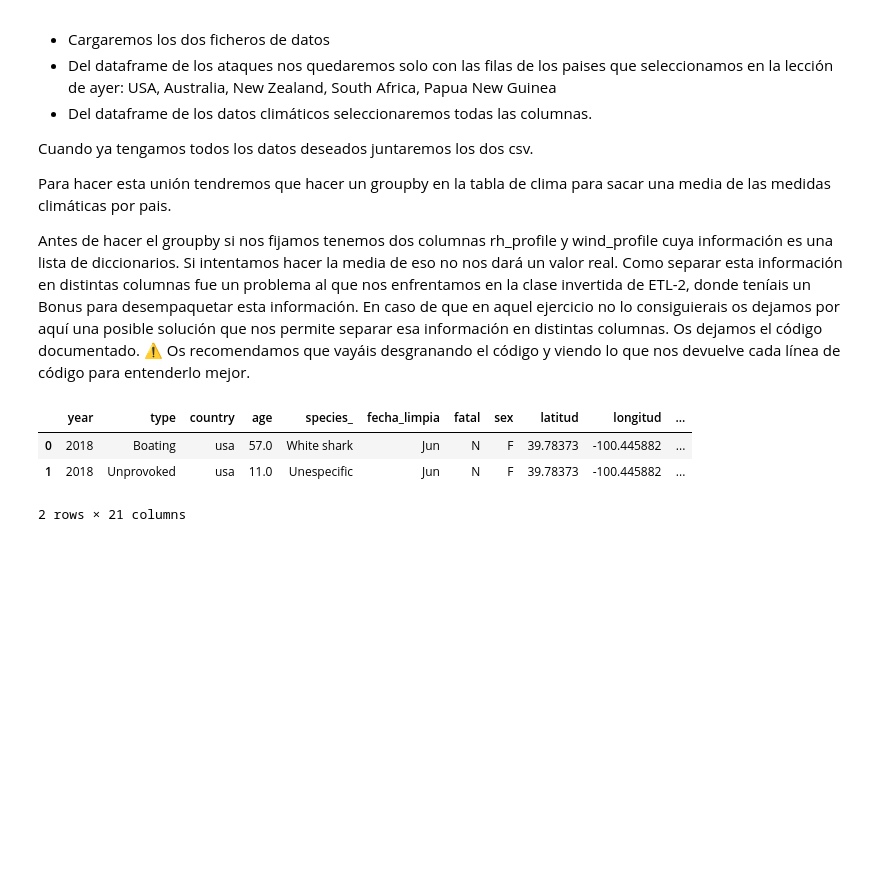
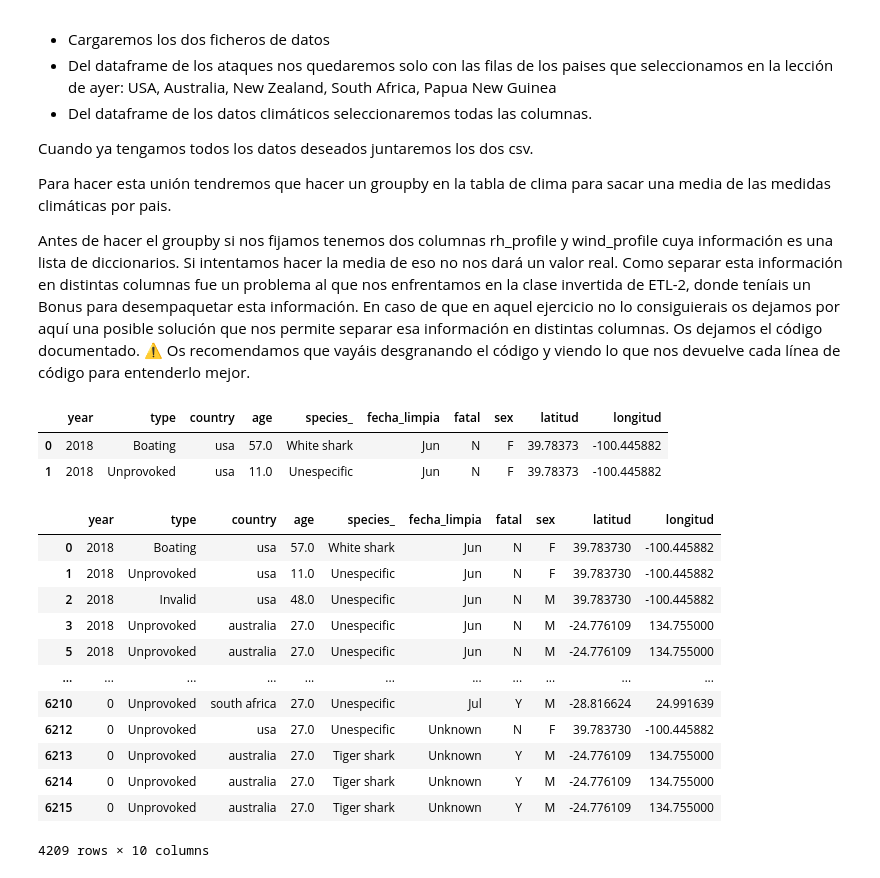
Before and after one commit to Adalab/Adalab-DA-promo-A-module-2-pairprog-2-pair-1-Guada_Lara, a Jupyter notebook: ETL/2. Pair_Prog_ETL_2.ipynb, the cells around one changed output. Drawn from its saved outputs; the diff is of its cells as text; code cells hidden in the pictures; blank space fills up the shorter version.

```diff
--- a/ETL/2. Pair_Prog_ETL_2.ipynb
+++ b/ETL/2. Pair_Prog_ETL_2.ipynb
@@ -22,14 +23,36 @@ Para hacer esta unión tendremos que hacer un groupby en la tabla de clima para
 Antes de hacer el groupby si nos fijamos tenemos dos columnas rh_profile y wind_profile cuya información es una lista de diccionarios. Si intentamos hacer la media de eso no nos dará un valor real. Como separar esta información en distintas columnas fue un problema al que nos enfrentamos en la clase invertida de ETL-2, donde teníais un Bonus para desempaquetar esta información.
 En caso de que en aquel ejercicio no lo consiguierais os dejamos por aquí una posible solución que nos permite separar esa información en distintas columnas. Os dejamos el código documentado.
 ⚠️ Os recomendamos que vayáis desgranando el código y viendo lo que nos devuelve cada línea de código para entenderlo mejor.
-# %%
-df = pd.read_csv("attacks_limpieza_completa.csv", index_col= 0)
-df.head(2)
-# %% [output]
-|  | year | type | country | age | species_ | fecha_limpia | fatal | sex | latitud | longitud | ... |
-| 0 | 2018 | Boating | usa | 57.0 | White shark | Jun | N | F | 39.78373 | -100.445882 | ... |
-| 1 | 2018 | Unprovoked | usa | 11.0 | Unespecific | Jun | N | F | 39.78373 | -100.445882 | ... |
-2 rows × 21 columns
+# %%
+attacks_entero = pd.read_csv("attacks_limpieza_completa.csv", index_col= 0)
+
+#Cogemos las primeras columnas para seguir el enunciado y no tener las variables categóricas codificadas:
+
+attacks_cols = attacks_entero[['year', 'type', 'country', 'age', 'species_', 'fecha_limpia', 'fatal',
+       'sex', 'latitud', 'longitud']]
+
+attacks_cols.head(2)
+# %% [output]
+|  | year | type | country | age | species_ | fecha_limpia | fatal | sex | latitud | longitud |
+| 0 | 2018 | Boating | usa | 57.0 | White shark | Jun | N | F | 39.78373 | -100.445882 |
+| 1 | 2018 | Unprovoked | usa | 11.0 | Unespecific | Jun | N | F | 39.78373 | -100.445882 |
+# %%
+attacks = attacks_cols[attacks_cols["country"].isin(["usa", "australia", "new zealand", "south africa", "papua nueva guinea"])]
+attacks
+# %% [output]
+|  | year | type | country | age | species_ | fecha_limpia | fatal | sex | latitud | longitud |
+| 0 | 2018 | Boating | usa | 57.0 | White shark | Jun | N | F | 39.783730 | -100.445882 |
+| 1 | 2018 | Unprovoked | usa | 11.0 | Unespecific | Jun | N | F | 39.783730 | -100.445882 |
+| 2 | 2018 | Invalid | usa | 48.0 | Unespecific | Jun | N | M | 39.783730 | -100.445882 |
+| 3 | 2018 | Unprovoked | australia | 27.0 | Unespecific | Jun | N | M | -24.776109 | 134.755000 |
+| 5 | 2018 | Unprovoked | australia | 27.0 | Unespecific | Jun | N | M | -24.776109 | 134.755000 |
+| ... | ... | ... | ... | ... | ... | ... | ... | ... | ... | ... |
+| 6210 | 0 | Unprovoked | south africa | 27.0 | Unespecific | Jul | Y | M | -28.816624 | 24.991639 |
+| 6212 | 0 | Unprovoked | usa | 27.0 | Unespecific | Unknown | N | F | 39.783730 | -100.445882 |
+| 6213 | 0 | Unprovoked | australia | 27.0 | Tiger shark | Unknown | Y | M | -24.776109 | 134.755000 |
+| 6214 | 0 | Unprovoked | australia | 27.0 | Tiger shark | Unknown | Y | M | -24.776109 | 134.755000 |
+| 6215 | 0 | Unprovoked | australia | 27.0 | Tiger shark | Unknown | Y | M | -24.776109 | 134.755000 |
+4209 rows × 10 columns
 # %%
 #Este debe de ser el resultado, creo, de lo que hagamos hoy. Así que no lo usamos. Y cargo el de ETL1.
 df2 = pd.read_csv("datos_union_clima_ataques.csv", index_col=0)
```
Also changed, not shown: parts of 12 cells of this notebook.
